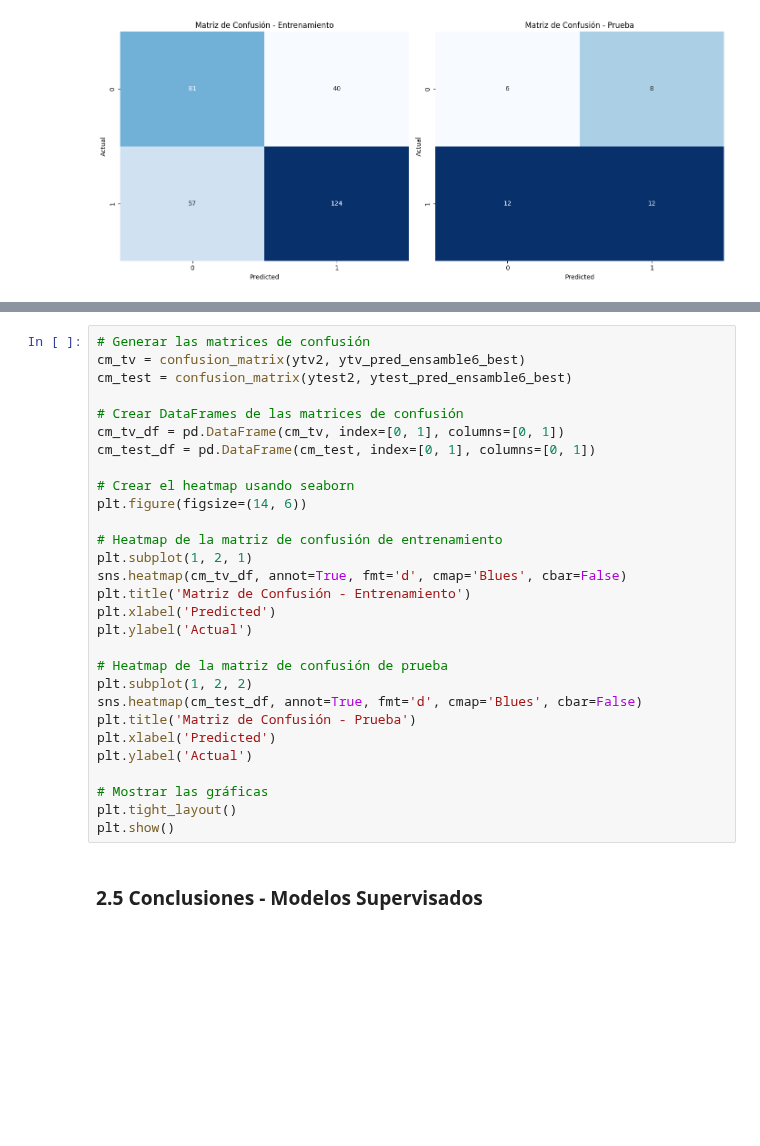
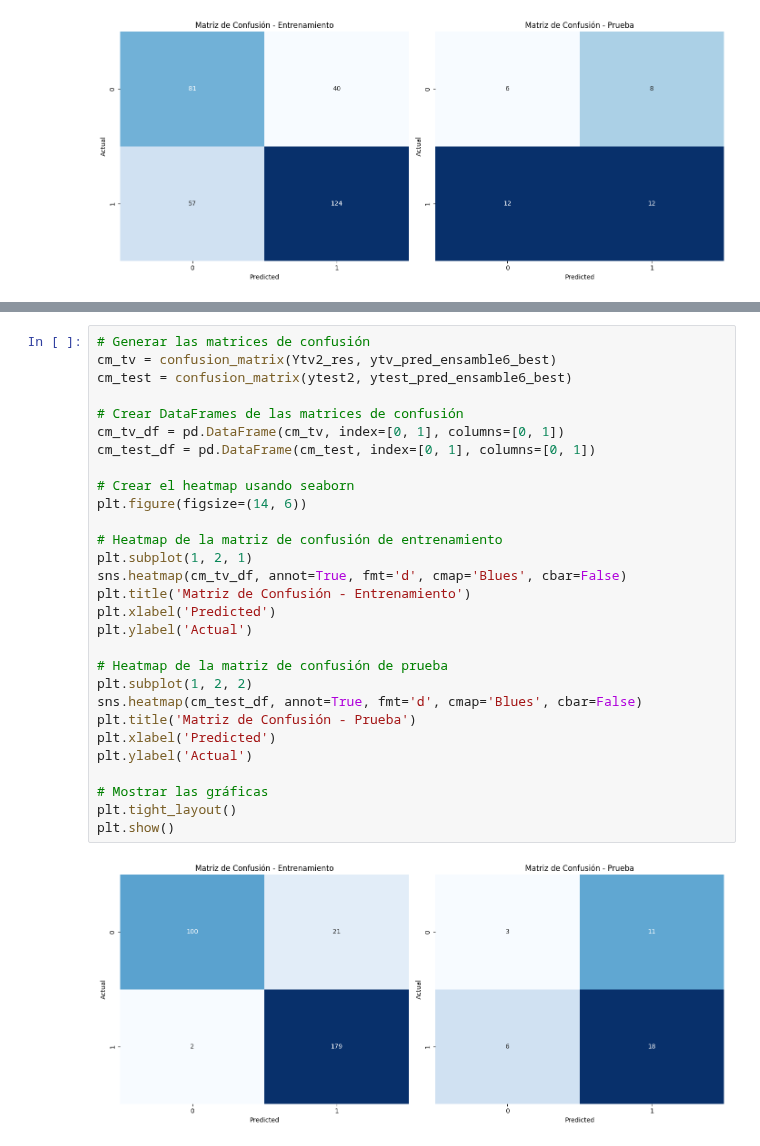
Before and after one commit to daniela-estevez/ProyectoIntegrador, a Jupyter notebook: Avance6_Equipo13.ipynb, the cells around one changed output, grey strips where cells are left out. Cells and saved outputs as stored; diff of their text form; blank space fills up the shorter version.

```diff
--- a/Avance6_Equipo13.ipynb
+++ b/Avance6_Equipo13.ipynb
@@ -1616,31 +1625,31 @@ Fitting 5 folds for each of 108 candidates, totalling 540 fits
 # %%
 # Generar las matrices de confusión
-cm_tv = confusion_matrix(ytv2, ytv_pred_ensamble6_best)
+cm_tv = confusion_matrix(Ytv2_res, ytv_pred_ensamble6_best)
 cm_test = confusion_matrix(ytest2, ytest_pred_ensamble6_best)
 
 # Crear DataFrames de las matrices de confusión
 cm_tv_df = pd.DataFrame(cm_tv, index=[0, 1], columns=[0, 1])
 cm_test_df = pd.DataFrame(cm_test, index=[0, 1], columns=[0, 1])
 
 # Crear el heatmap usando seaborn
 plt.figure(figsize=(14, 6))
 
 # Heatmap de la matriz de confusión de entrenamiento
 plt.subplot(1, 2, 1)
 sns.heatmap(cm_tv_df, annot=True, fmt='d', cmap='Blues', cbar=False)
 plt.title('Matriz de Confusión - Entrenamiento')
 plt.xlabel('Predicted')
 plt.ylabel('Actual')
 
 # Heatmap de la matriz de confusión de prueba
 plt.subplot(1, 2, 2)
 sns.heatmap(cm_test_df, annot=True, fmt='d', cmap='Blues', cbar=False)
 plt.title('Matriz de Confusión - Prueba')
 plt.xlabel('Predicted')
 plt.ylabel('Actual')
 
 # Mostrar las gráficas
 plt.tight_layout()
 plt.show()
+# %% [output]
+[figure, added]
-# %% [markdown]
-### **2.5 Conclusiones - Modelos Supervisados**
```
Also changed, not shown: parts of 22 cells of this notebook.
